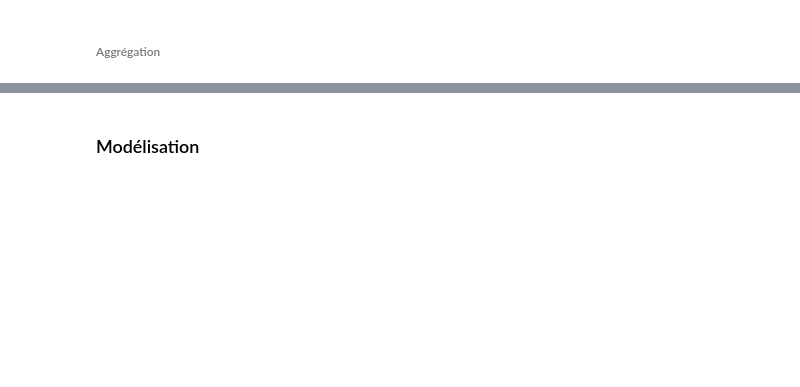
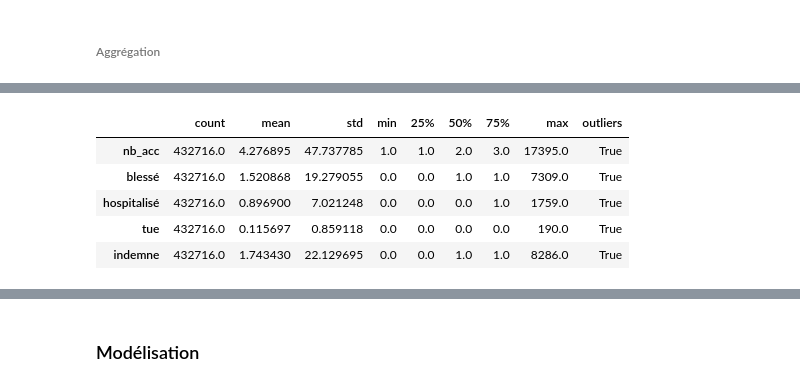
Before and after one commit to Louriz/Big_data_IMT, a Jupyter notebook: risk_gravite_frequence_accidents.ipynb, the cells around one changed output, grey strips where cells are left out. Saved outputs shown, nothing was run; the diff lists cells and outputs as text; code cells hidden in the pictures; blank space fills up the shorter version.

```diff
--- a/risk_gravite_frequence_accidents.ipynb
+++ b/risk_gravite_frequence_accidents.ipynb
@@ -372,0 +634,19 @@ print(data_merged['catr'].unique())
+# %%
+# Call describe on df and transpose it due to the large number of columns
+spread = df.loc[:,['nb_acc','blessé','hospitalisé','tue','indemne']].describe().T
+# precalculate interquartile range for ease of use in next calculation
+IQR = spread['75%'] - spread['25%']
+
+# create an outliers column which is either 3 IQRs below the first quartile or
+# 3 IQRs above the third quartile
+spread['outliers'] = (spread['min']<(spread['25%']-(3*IQR)))|(spread['max'] > (spread['75%']+3*IQR))
+
+# just display the features containing extreme outliers
+spread.ix[spread.outliers,]
+# %% [output]
+|  | count | mean | std | min | 25% | 50% | 75% | max | outliers |
+| nb_acc | 432716.0 | 4.276895 | 47.737785 | 1.0 | 1.0 | 2.0 | 3.0 | 17395.0 | True |
+| blessé | 432716.0 | 1.520868 | 19.279055 | 0.0 | 0.0 | 1.0 | 1.0 | 7309.0 | True |
+| hospitalisé | 432716.0 | 0.896900 | 7.021248 | 0.0 | 0.0 | 0.0 | 1.0 | 1759.0 | True |
+| tue | 432716.0 | 0.115697 | 0.859118 | 0.0 | 0.0 | 0.0 | 0.0 | 190.0 | True |
+| indemne | 432716.0 | 1.743430 | 22.129695 | 0.0 | 0.0 | 1.0 | 1.0 | 8286.0 | True |
```
Also changed, not shown: parts of 132 cells of this notebook.
